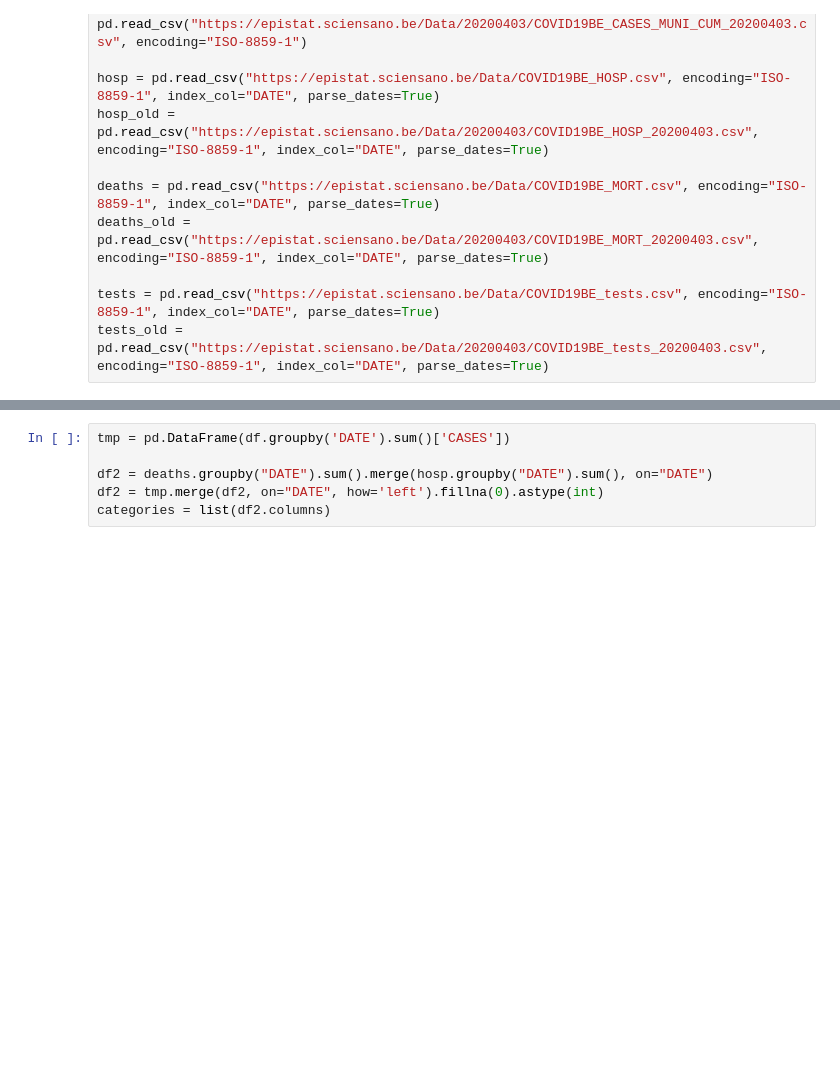
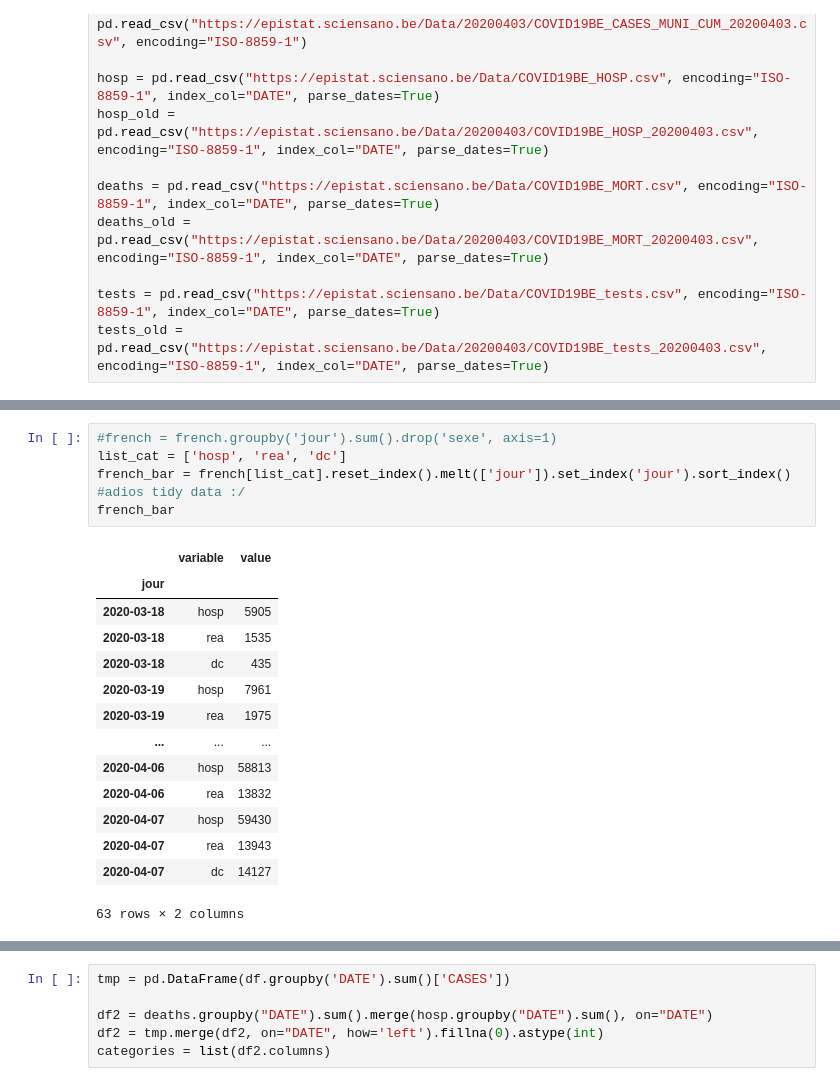
Before and after one commit to anonz322/covid-19-belgium, a Jupyter notebook: beta.ipynb, the cells around one changed output, grey strips where cells are left out. Saved outputs shown, nothing was run; the diff lists cells and outputs as text; blank space fills up the shorter version.

```diff
--- a/beta.ipynb
+++ b/beta.ipynb
@@ -33,0 +56,20 @@ tests_old = pd.read_csv("https://epistat.sciensano.be/Data/20200403/COVID19BE_te
+# %%
+#french = french.groupby('jour').sum().drop('sexe', axis=1)
+list_cat = ['hosp', 'rea', 'dc']
+french_bar = french[list_cat].reset_index().melt(['jour']).set_index('jour').sort_index() #adios tidy data :/
+french_bar
+# %% [output]
+|  | variable | value |
+| jour |  |  |
+| 2020-03-18 | hosp | 5905 |
+| 2020-03-18 | rea | 1535 |
+| 2020-03-18 | dc | 435 |
+| 2020-03-19 | hosp | 7961 |
+| 2020-03-19 | rea | 1975 |
+| ... | ... | ... |
+| 2020-04-06 | hosp | 58813 |
+| 2020-04-06 | rea | 13832 |
+| 2020-04-07 | hosp | 59430 |
+| 2020-04-07 | rea | 13943 |
+| 2020-04-07 | dc | 14127 |
+63 rows × 2 columns
```
Also changed, not shown: parts of 2 cells of this notebook, 1 other file.
